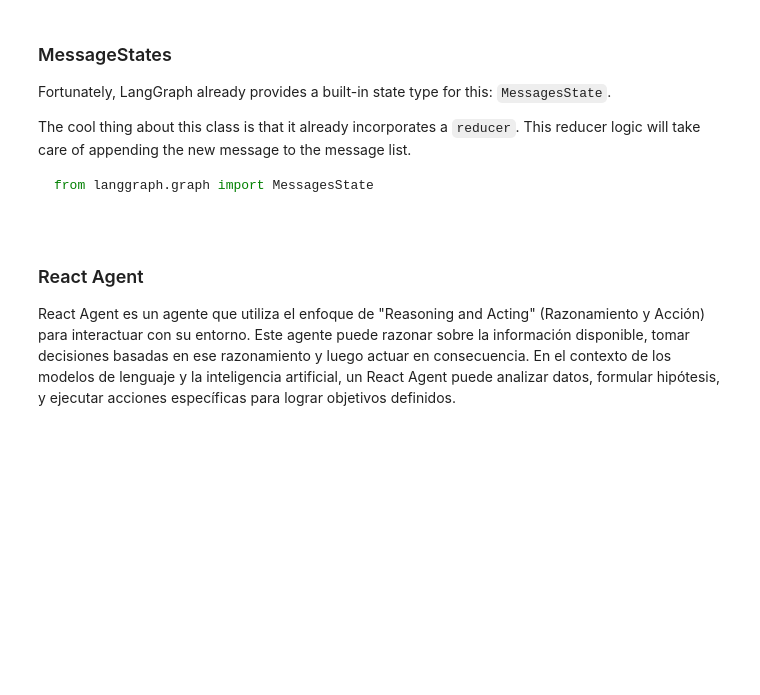
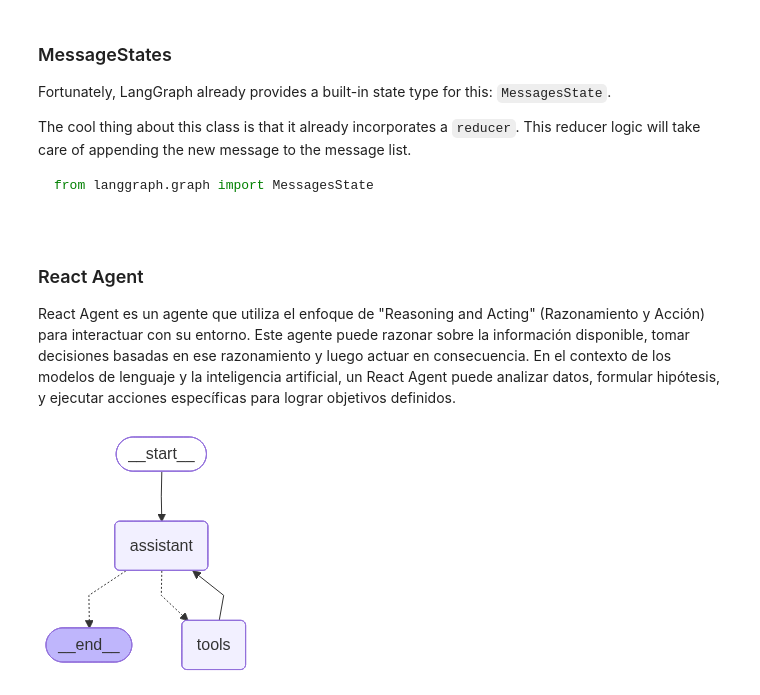
Before and after one commit to manuonda/python-project, a Jupyter notebook: courses/theneural/langgraph_workshop/1_langgraph_course.ipynb, the cells around one changed output. Saved outputs shown, nothing was run; the diff lists cells and outputs as text; code cells hidden in the pictures; blank space fills up the shorter version.

```diff
--- a/courses/theneural/langgraph_workshop/1_langgraph_course.ipynb
+++ b/courses/theneural/langgraph_workshop/1_langgraph_course.ipynb
@@ -376,0 +375,43 @@ React Agent es un agente que utiliza el enfoque de "Reasoning and Acting" (Razon
+# %%
+from langchain_openai import ChatOpenAI
+
+def multiply(a:int, b:int) -> int :
+    """ multip two numbers"""
+    return a * b
+
+def sum(a:int , b:int) -> int:
+    """ sum two numbers """
+    return a + b
+
+tools = [multiply, sum]
+
+
+llm = ChatOpenAI (model ="gpt-4o")
+llm_with_tools = llm.bind_tools(tools, parallel_tool_calls=False)
+# %%
+from langgraph.graph import START, StateGraph, MessagesState
+from langgraph.prebuilt import tools_condition, ToolNode
+from langchain_core.messages import HumanMessage, SystemMessage, AIMessage
+from IPython.display import Image, display
+
+
+sys_msg = SystemMessage(content="Your are a helpful  assistant tasked with performing airthmetic operations")
+
+toolNode = ToolNode(tools)
+
+def assistant(state: MessagesState):
+    return {"messages": llm_with_tools.invoke([sys_msg] + state["messages"])}
+
+## cmpiler de grpah
+builder = StateGraph(MessagesState)
+
+builder.add_node("assistant", assistant)
+builder.add_node("tools", toolNode)
+builder.add_edge(START,"assistant")
+builder.add_conditional_edges("assistant", tools_condition)
+builder.add_edge("tools","assistant")
+react_graph = builder.compile()
+
+display(Image(react_graph.get_graph(xray=True).draw_mermaid_png()))
+# %% [output]
+[figure, added]
```
Also changed, not shown: parts of 2 cells of this notebook.
